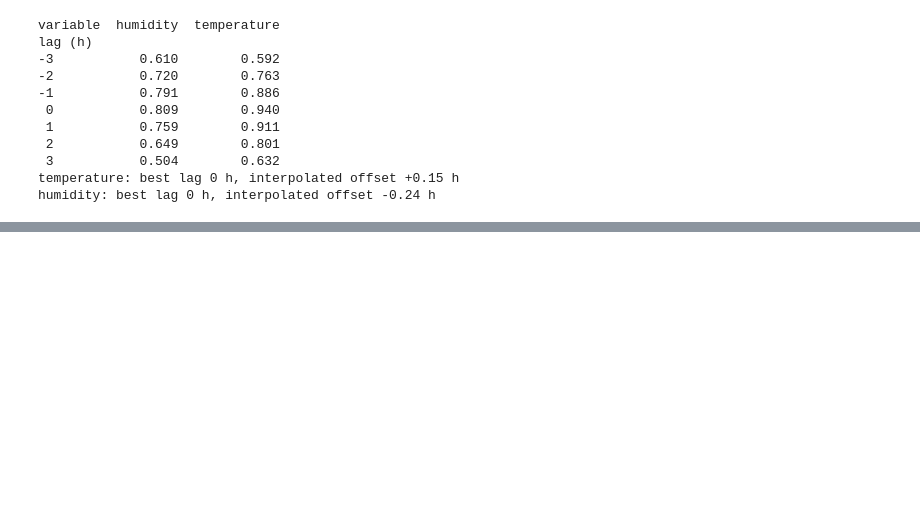
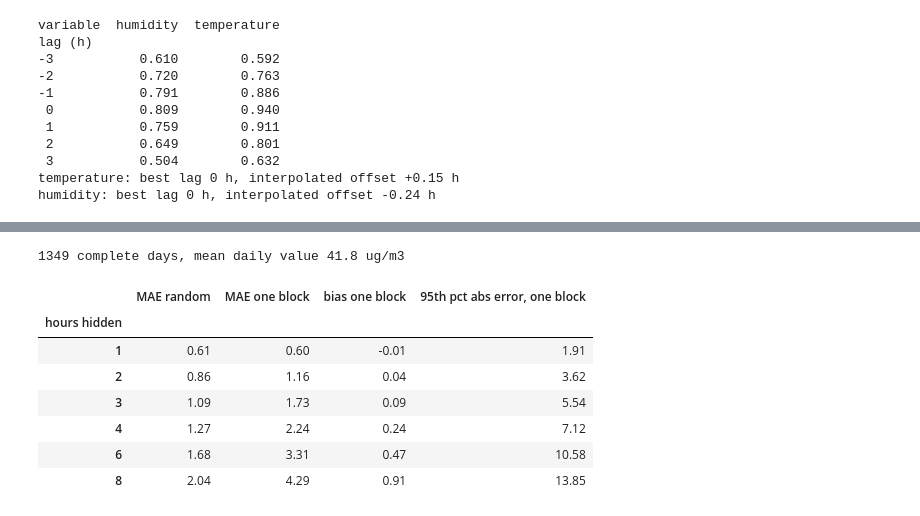
Before and after one commit to jushkinbekrashidovich/Aeron, a Jupyter notebook: notebooks/02_data_quality_assessment.ipynb, the cells around one changed output, grey strips where cells are left out. Saved outputs shown, nothing was run; the diff lists cells and outputs as text; code cells hidden in the pictures; blank space fills up the shorter version.

```diff
--- a/notebooks/02_data_quality_assessment.ipynb
+++ b/notebooks/02_data_quality_assessment.ipynb
@@ -488,0 +526,9 @@ humidity: best lag 0 h, interpolated offset -0.24 h
+# %%
+local = clean.copy()
+local.index = local.index + pd.Timedelta(hours=5)
+hours_per_day = local.groupby(local.index.floor("D")).count()
+availability = pd.Series(
+    {f">= {t} h": int((hours_per_day >= t).sum()) for t in (24, 22, 20, 18, 16, 12)}
+)
+print("local days in the observed period:", len(hours_per_day))
+availability.to_frame("days with a daily mean")
@@ -488,0 +544,42 @@ humidity: best lag 0 h, interpolated offset -0.24 h
+# %%
+# How wrong is the mean of the observed hours when some hours of a day are missing?
+# Take days with all 24 hours, hide k hours (random hours, or one contiguous block),
+# and compare the mean of what is left with the true daily mean.
+rng = np.random.default_rng(0)
+complete = hours_per_day[hours_per_day == 24].index
+days = {d: local[d : d + pd.Timedelta(hours=23)].to_numpy() for d in complete}
+rows = []
+for k in (1, 2, 3, 4, 6, 8):
+    err_random, err_block = [], []
+    for x in days.values():
+        for _ in range(5):
+            keep = np.ones(24, bool)
+            keep[rng.choice(24, k, replace=False)] = False
+            err_random.append(x[keep].mean() - x.mean())
+            start = rng.integers(0, 24 - k + 1)
+            keep = np.ones(24, bool)
+            keep[start : start + k] = False
+            err_block.append(x[keep].mean() - x.mean())
+    rows.append(
+        {
+            "hours hidden": k,
+            "MAE random": np.mean(np.abs(err_random)),
+            "MAE one block": np.mean(np.abs(err_block)),
+            "bias one block": np.mean(err_block),
+            "95th pct abs error, one block": np.percentile(np.abs(err_block), 95),
+        }
+    )
+print(
+    f"{len(days)} complete days, mean daily value {np.mean([x.mean() for x in days.values()]):.1f} ug/m3"
+)
+pd.DataFrame(rows).set_index("hours hidden").round(2)
+# %% [output]
+1349 complete days, mean daily value 41.8 ug/m3
+|  | MAE random | MAE one block | bias one block | 95th pct abs error, one block |
+| hours hidden |  |  |  |  |
+| 1 | 0.61 | 0.60 | -0.01 | 1.91 |
+| 2 | 0.86 | 1.16 | 0.04 | 3.62 |
+| 3 | 1.09 | 1.73 | 0.09 | 5.54 |
+| 4 | 1.27 | 2.24 | 0.24 | 7.12 |
+| 6 | 1.68 | 3.31 | 0.47 | 10.58 |
+| 8 | 2.04 | 4.29 | 0.91 | 13.85 |
```
Also changed, not shown: parts of 7 cells of this notebook, 6 other files.
